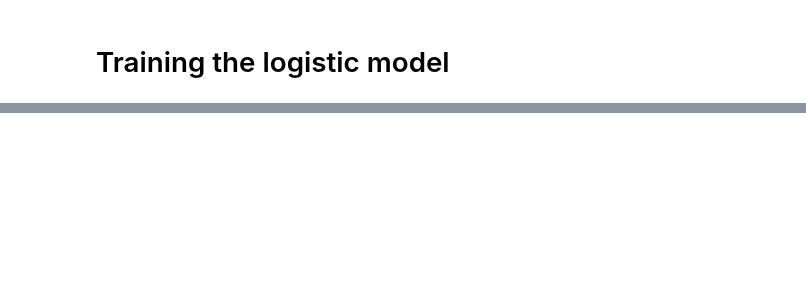
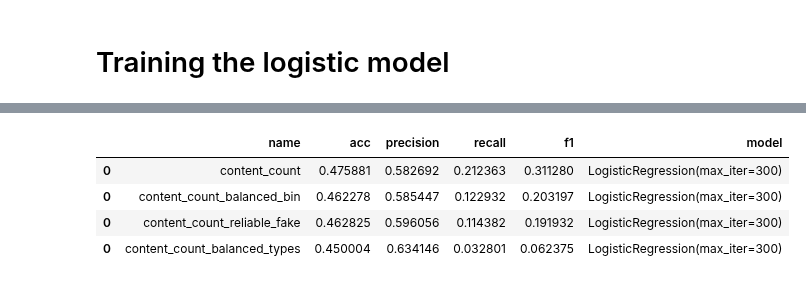
Before and after one commit to henrikdchristensen/DIKU-DS-Exam-FakeNewsDetection, a Jupyter notebook: src/Logistic_model.ipynb, the cells around one changed output, grey strips where cells are left out. Saved outputs shown, nothing was run; the diff lists cells and outputs as text; code cells hidden in the pictures; blank space fills up the shorter version.

```diff
--- a/src/Logistic_model.ipynb
+++ b/src/Logistic_model.ipynb
@@ -48,7 +49,7 @@ import pickle
 Covert types to binary labels - either True (reliable) or False (fake news)
 # %%
 pp.apply_pipeline(
-    "../datasets/big/dataset.csv",
+    "../datasets/big/shuffled.csv",
     [(pp.Binary_labels(), 'type', 'type_binary')],
     new_file="../datasets/big/dataset_bin.csv",
     progress_bar=True
@@ -326,0 +232,27 @@ class Test_statistic():
+# %%
+importlib.reload(mt)
+importlib.reload(pp)
+
+def test_on_liar(test, file):
+    liar_data = pp.apply_pipeline_pd_tqdm(pd.read_csv(file), [(pp.Binary_labels_LIAR(), 'label', 'type_binary')])
+
+    metrics = pd.DataFrame()
+    for row in info_list:
+        model_name = row[-1]
+        model = test.metrics[test.metrics["name"] == model_name]["model"].values[0]
+        vectorizer = test.metrics[test.metrics["name"] == model_name]["vectorizer"].values[0]
+        X = vectorizer.transform(liar_data["statement_combined"].values)
+        #print(liar_data["type_binary"].astype(int).value_counts())
+        metrics = pd.concat([mt.get_predict_metrics(model, X, liar_data["type_binary"].astype(int), name=model_name), metrics])
+
+
+    return metrics.sort_values(by="f1", ascending=False)
+# %%
+metrics = test_on_liar(test_stats_simple, "../datasets/big/combined_cleaned.csv")
+metrics
+# %% [output]
+|  | name | acc | precision | recall | f1 | model |
+| 0 | content_count | 0.475881 | 0.582692 | 0.212363 | 0.311280 | LogisticRegression(max_iter=300) |
+| 0 | content_count_balanced_bin | 0.462278 | 0.585447 | 0.122932 | 0.203197 | LogisticRegression(max_iter=300) |
+| 0 | content_count_reliable_fake | 0.462825 | 0.596056 | 0.114382 | 0.191932 | LogisticRegression(max_iter=300) |
+| 0 | content_count_balanced_types | 0.450004 | 0.634146 | 0.032801 | 0.062375 | LogisticRegression(max_iter=300) |
```
Also changed, not shown: parts of 42 cells of this notebook, 2 other files.
